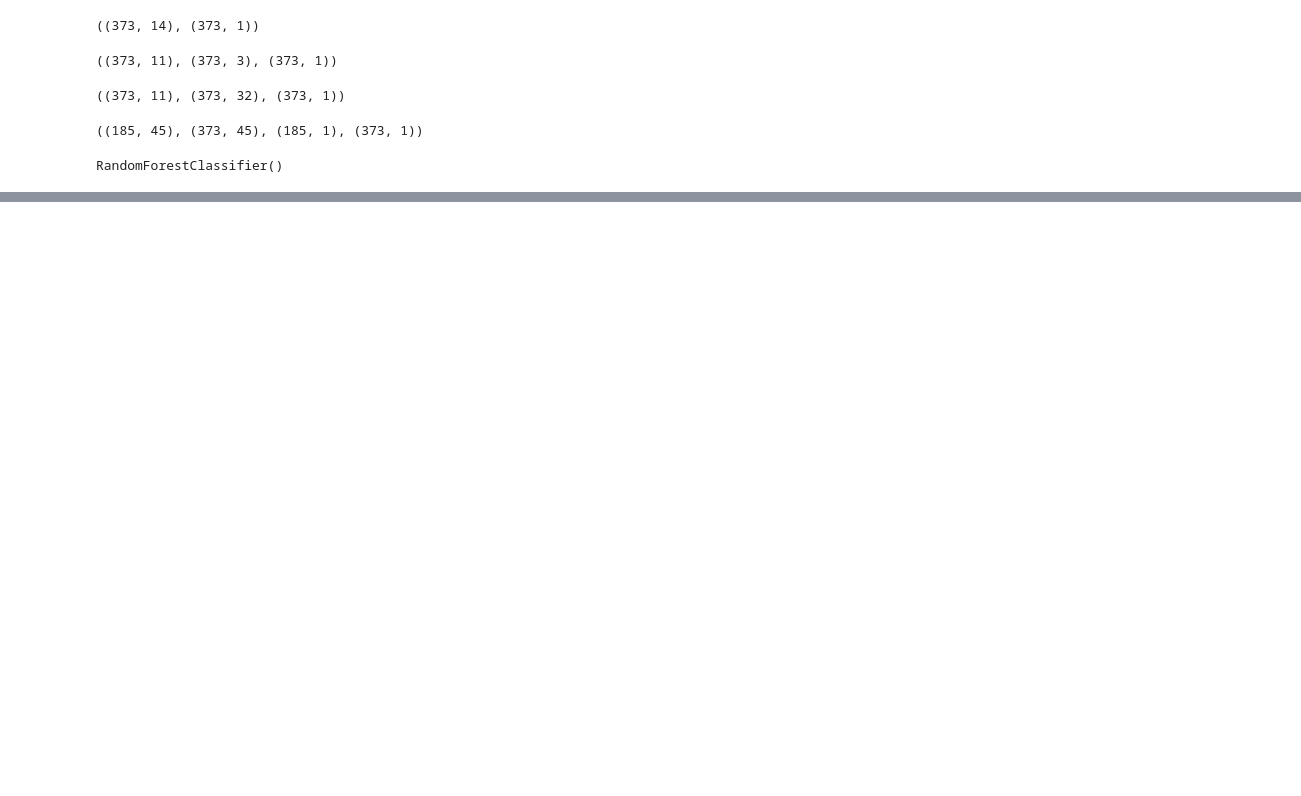
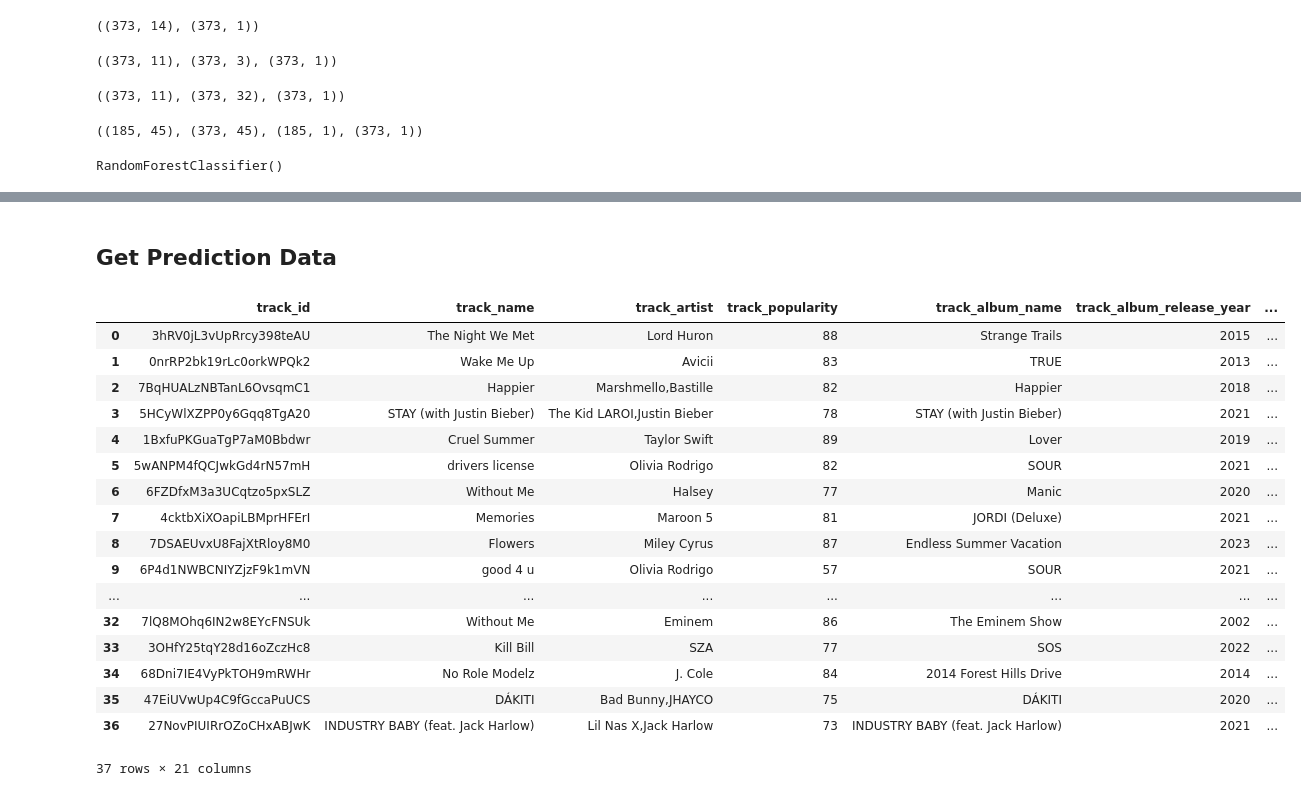
Before and after one commit to Ramonalyst/Music_Recommendation_System, a Jupyter notebook: random_forrest.ipynb, the cells around one changed output, grey strips where cells are left out. Cells and saved outputs as stored; diff of their text form; code cells hidden in the pictures; blank space fills up the shorter version.

Commit message:
Finished random forrest model and deleted duplicated linar reg model

```diff
--- a/random_forrest.ipynb
+++ b/random_forrest.ipynb
@@ -158,0 +168,38 @@ rf.score(X_test_normalised, y_test)
+# %% [markdown]
+## Get Prediction Data
+# %%
+# Query BQ
+
+query_job = client.query("""
+   SELECT
+      *
+   FROM `music-recommendation-system-24.ml_tables_eu.spotify_top_100_for_prediction_csv_V1`""")
+
+
+results = query_job.result() # Wait for the job to complete.
+
+rows = [dict(row) for row in results]
+
+# Convert the list of dictionaries to a DataFrame
+df_pred = pd.DataFrame(rows)
+# %%
+df_pred
+# %% [output]
+|  | track_id | track_name | track_artist | track_popularity | track_album_name | track_album_release_year | ... |
+| 0 | 3hRV0jL3vUpRrcy398teAU | The Night We Met | Lord Huron | 88 | Strange Trails | 2015 | ... |
+| 1 | 0nrRP2bk19rLc0orkWPQk2 | Wake Me Up | Avicii | 83 | TRUE | 2013 | ... |
+| 2 | 7BqHUALzNBTanL6OvsqmC1 | Happier | Marshmello,Bastille | 82 | Happier | 2018 | ... |
+| 3 | 5HCyWlXZPP0y6Gqq8TgA20 | STAY (with Justin Bieber) | The Kid LAROI,Justin Bieber | 78 | STAY (with Justin Bieber) | 2021 | ... |
+| 4 | 1BxfuPKGuaTgP7aM0Bbdwr | Cruel Summer | Taylor Swift | 89 | Lover | 2019 | ... |
+| 5 | 5wANPM4fQCJwkGd4rN57mH | drivers license | Olivia Rodrigo | 82 | SOUR | 2021 | ... |
+| 6 | 6FZDfxM3a3UCqtzo5pxSLZ | Without Me | Halsey | 77 | Manic | 2020 | ... |
+| 7 | 4cktbXiXOapiLBMprHFErI | Memories | Maroon 5 | 81 | JORDI (Deluxe) | 2021 | ... |
+| 8 | 7DSAEUvxU8FajXtRloy8M0 | Flowers | Miley Cyrus | 87 | Endless Summer Vacation | 2023 | ... |
+| 9 | 6P4d1NWBCNIYZjzF9k1mVN | good 4 u | Olivia Rodrigo | 57 | SOUR | 2021 | ... |
+| ... | ... | ... | ... | ... | ... | ... | ... |
+| 32 | 7lQ8MOhq6IN2w8EYcFNSUk | Without Me | Eminem | 86 | The Eminem Show | 2002 | ... |
+| 33 | 3OHfY25tqY28d16oZczHc8 | Kill Bill | SZA | 77 | SOS | 2022 | ... |
+| 34 | 68Dni7IE4VyPkTOH9mRWHr | No Role Modelz | J. Cole | 84 | 2014 Forest Hills Drive | 2014 | ... |
+| 35 | 47EiUVwUp4C9fGccaPuUCS | DÁKITI | Bad Bunny,JHAYCO | 75 | DÁKITI | 2020 | ... |
+| 36 | 27NovPIUIRrOZoCHxABJwK | INDUSTRY BABY (feat. Jack Harlow) | Lil Nas X,Jack Harlow | 73 | INDUSTRY BABY (feat. Jack Harlow) | 2021 | ... |
+37 rows × 21 columns
```
Also changed, not shown: parts of 12 cells of this notebook, 1 other file.
